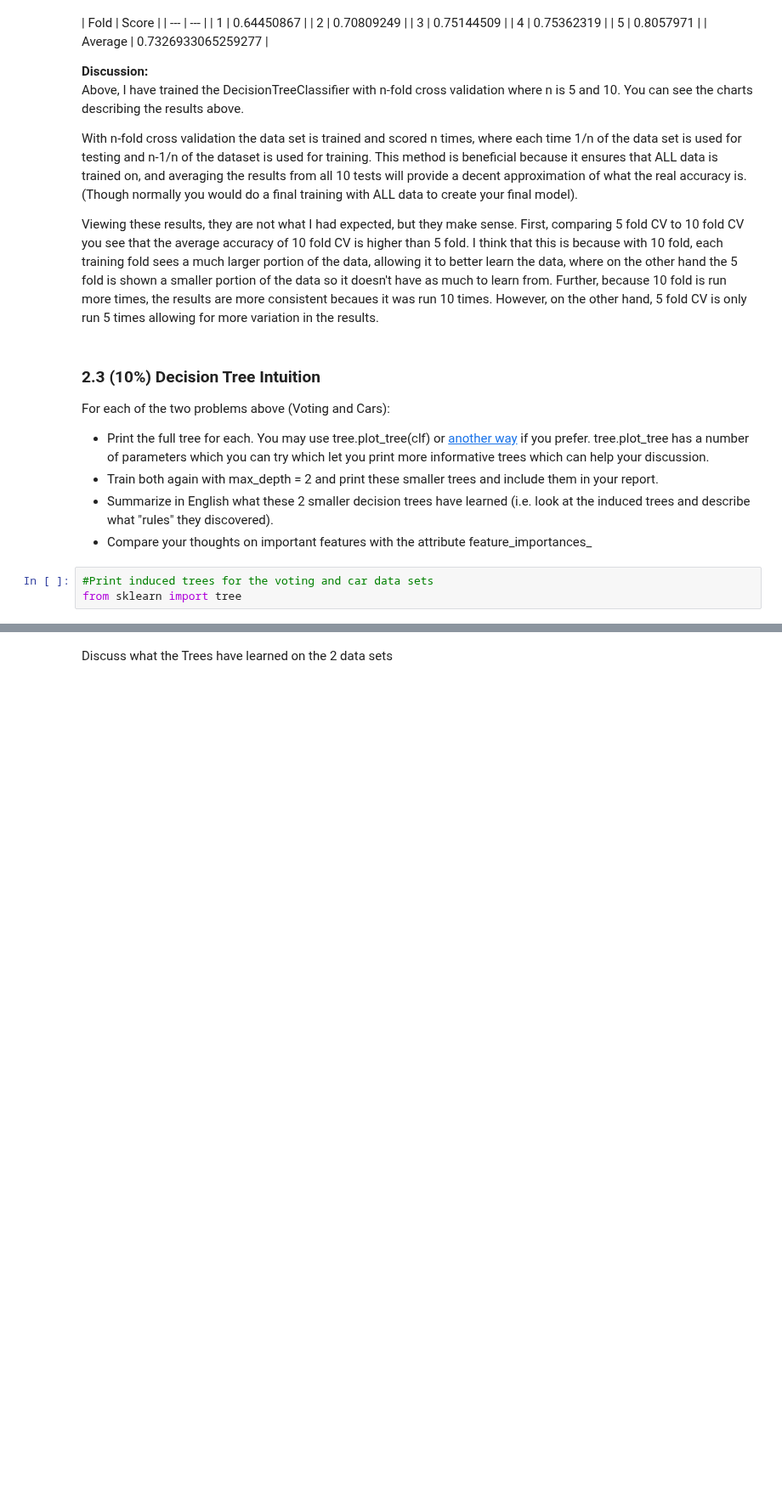
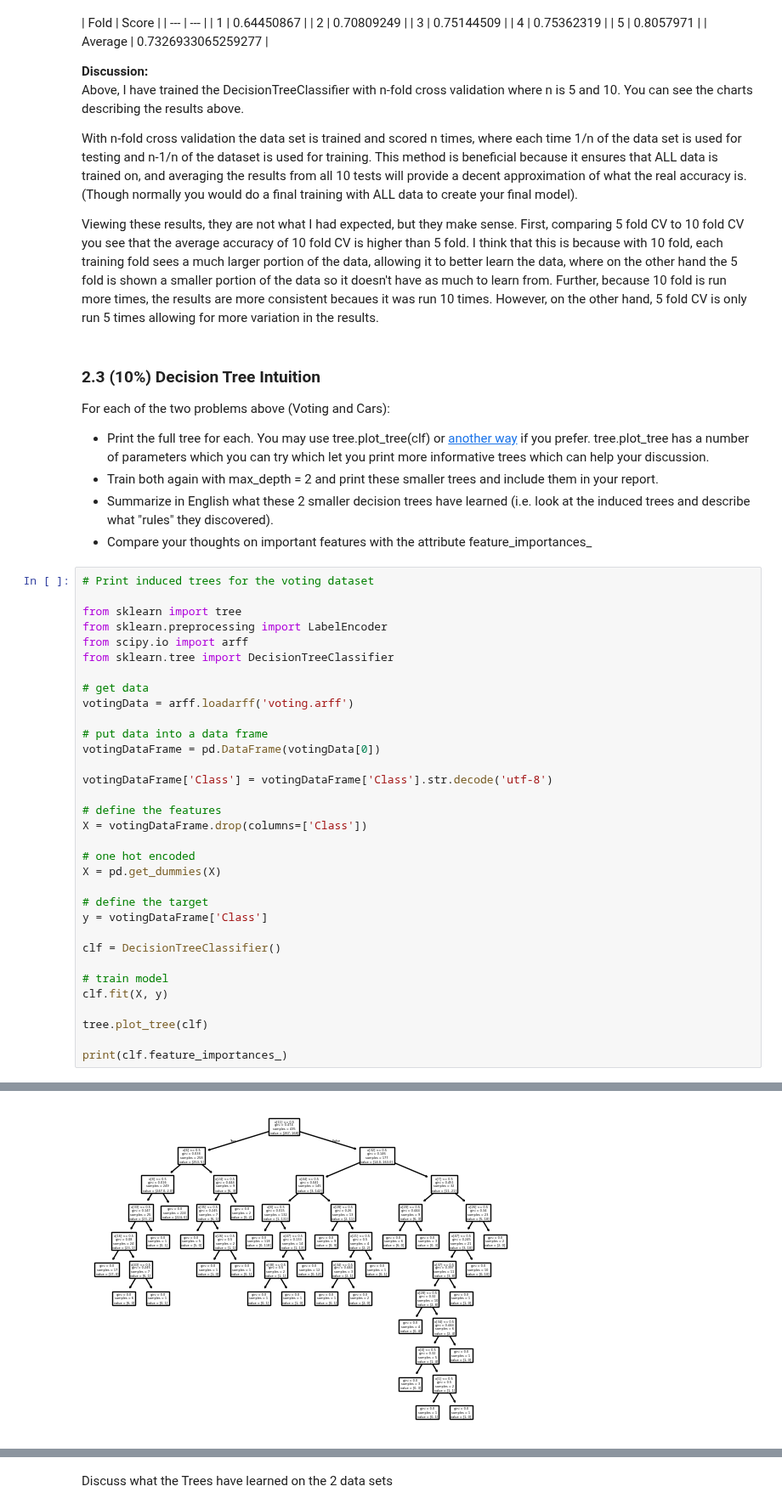
Before and after one commit to tchild1/CS-270-Intro-to-Machine-Learning, a Jupyter notebook: decisionTree/Decision Tree Lab.ipynb, the cells around one changed output, grey strips where cells are left out. Shown at 85% size. Saved outputs shown, nothing was run; the diff lists cells and outputs as text; blank space fills up the shorter version.

Commit message:
printed trees

```diff
--- a/decisionTree/Decision Tree Lab.ipynb
+++ b/decisionTree/Decision Tree Lab.ipynb
@@ -234,6 +234,37 @@ For each of the two problems above (Voting and Cars):
 - Train both again with max_depth = 2 and print these smaller trees and include them in your report.
 - Summarize in English what these 2 smaller decision trees have learned (i.e. look at the induced trees and describe what "rules" they discovered).
 - Compare your thoughts on important features with the attribute feature_importances_
-# %%
-#Print induced trees for the voting and car data sets
-from sklearn import tree
+# %%
+# Print induced trees for the voting dataset
+
+from sklearn import tree
+from sklearn.preprocessing import LabelEncoder
+from scipy.io import arff
+from sklearn.tree import DecisionTreeClassifier
+
+# get data
+votingData = arff.loadarff('voting.arff')
+
+# put data into a data frame
+votingDataFrame = pd.DataFrame(votingData[0])
+
+votingDataFrame['Class'] = votingDataFrame['Class'].str.decode('utf-8')
+
+# define the features
+X = votingDataFrame.drop(columns=['Class'])
+
+# one hot encoded
+X = pd.get_dummies(X)
+
+# define the target
+y = votingDataFrame['Class']
+
+clf = DecisionTreeClassifier()
+
+# train model
+clf.fit(X, y)
+
+tree.plot_tree(clf)
+
+print(clf.feature_importances_)
+# %% [output]
@@ -239,0 +288 @@ from sklearn import tree
+[figure, added]
```
Also changed, not shown: parts of 4 cells of this notebook.
